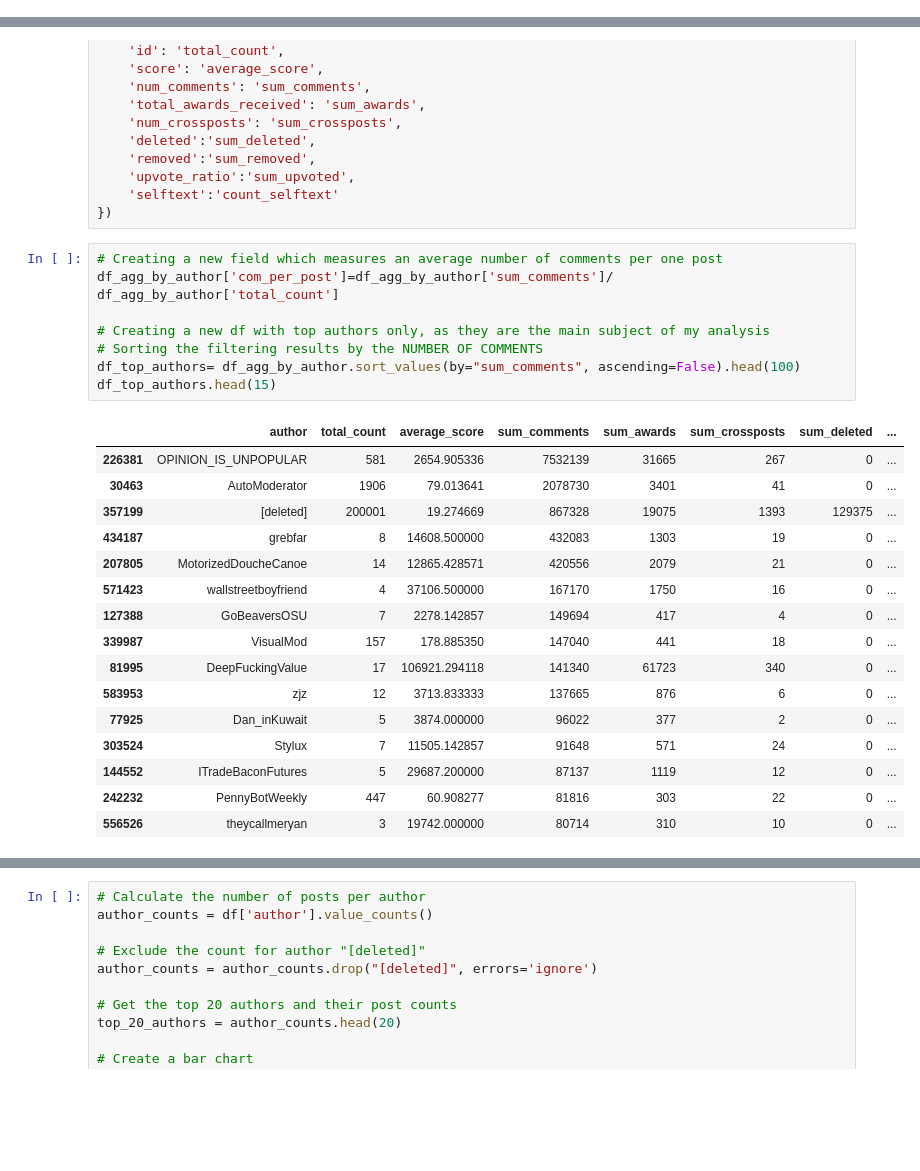
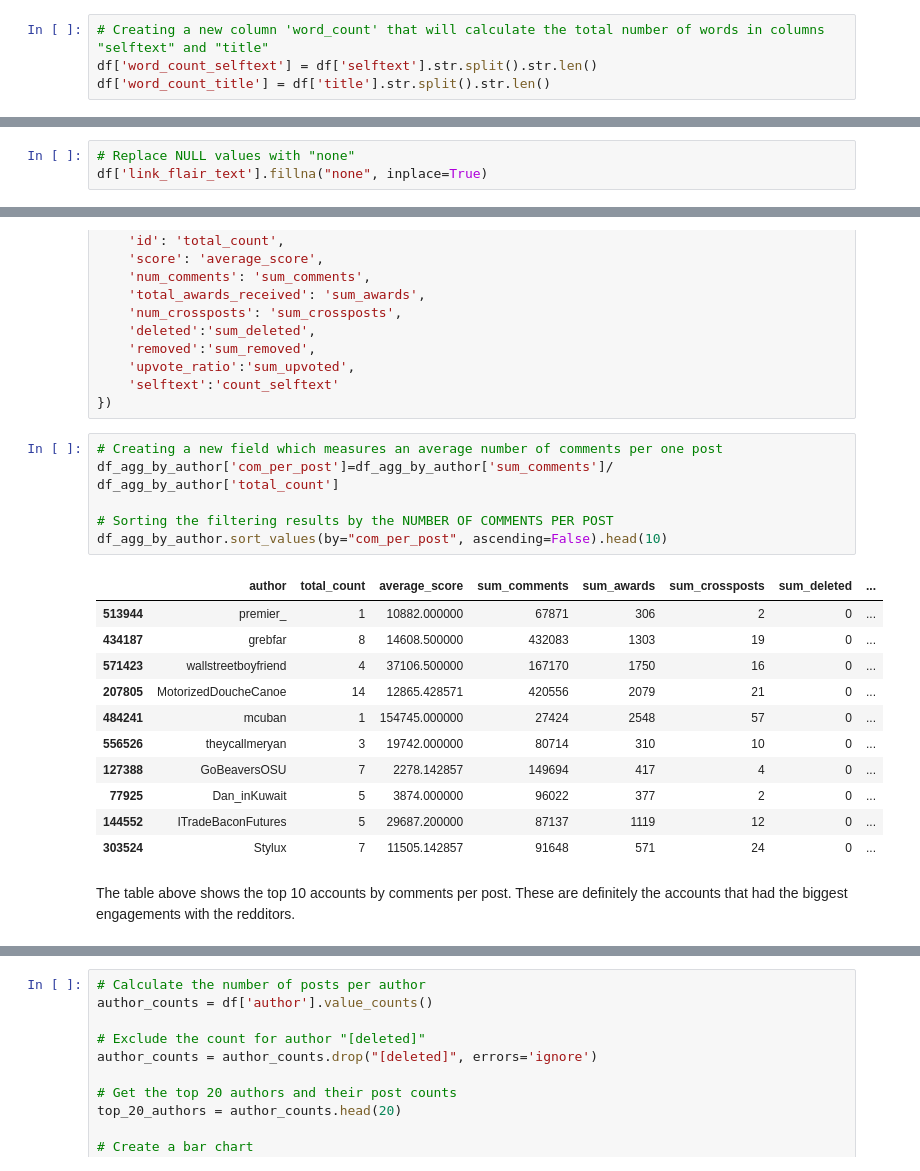
Before and after one commit to lusavkaedu/wallstreetbets, a Jupyter notebook: notebooks/01_data_loading_EDA.ipynb, the cells around one changed output, grey strips where cells are left out. Drawn from its saved outputs; the diff is of its cells as text; blank space fills up the shorter version.

```diff
--- a/notebooks/01_data_loading_EDA.ipynb
+++ b/notebooks/01_data_loading_EDA.ipynb
@@ -216,0 +350,4 @@ df.describe().T.style.background_gradient(cmap='BuGn')
+# %%
+# Creating a new column 'word_count' that will calculate the total number of words in columns "selftext" and "title"
+df['word_count_selftext'] = df['selftext'].str.split().str.len()
+df['word_count_title'] = df['title'].str.split().str.len()
@@ -217,3 +458,6 @@ df.describe().T.style.background_gradient(cmap='BuGn')
+# %%
+# Replace NULL values with "none"
+df['link_flair_text'].fillna("none", inplace=True)
 # %% [markdown]
 ### Duplicates removal
 # %%
@@ -648,25 +731,20 @@ df_agg_by_author = df.groupby([df['author']]).agg({
 # %%
 # Creating a new field which measures an average number of comments per one post
 df_agg_by_author['com_per_post']=df_agg_by_author['sum_comments']/ df_agg_by_author['total_count']
 
-# Creating a new df with top authors only, as they are the main subject of my analysis
-# Sorting the filtering results by the NUMBER OF COMMENTS
-df_top_authors= df_agg_by_author.sort_values(by="sum_comments", ascending=False).head(100)
-df_top_authors.head(15)
+# Sorting the filtering results by the NUMBER OF COMMENTS PER POST
+df_agg_by_author.sort_values(by="com_per_post", ascending=False).head(10)
 # %% [output]
 |  | author | total_count | average_score | sum_comments | sum_awards | sum_crossposts | sum_deleted | ... |
-| 226381 | OPINION_IS_UNPOPULAR | 581 | 2654.905336 | 7532139 | 31665 | 267 | 0 | ... |
-| 30463 | AutoModerator | 1906 | 79.013641 | 2078730 | 3401 | 41 | 0 | ... |
-| 357199 | [deleted] | 200001 | 19.274669 | 867328 | 19075 | 1393 | 129375 | ... |
+| 513944 | premier_ | 1 | 10882.000000 | 67871 | 306 | 2 | 0 | ... |
 | 434187 | grebfar | 8 | 14608.500000 | 432083 | 1303 | 19 | 0 | ... |
+| 571423 | wallstreetboyfriend | 4 | 37106.500000 | 167170 | 1750 | 16 | 0 | ... |
 | 207805 | MotorizedDoucheCanoe | 14 | 12865.428571 | 420556 | 2079 | 21 | 0 | ... |
-| 571423 | wallstreetboyfriend | 4 | 37106.500000 | 167170 | 1750 | 16 | 0 | ... |
+| 484241 | mcuban | 1 | 154745.000000 | 27424 | 2548 | 57 | 0 | ... |
+| 556526 | theycallmeryan | 3 | 19742.000000 | 80714 | 310 | 10 | 0 | ... |
 | 127388 | GoBeaversOSU | 7 | 2278.142857 | 149694 | 417 | 4 | 0 | ... |
-| 339987 | VisualMod | 157 | 178.885350 | 147040 | 441 | 18 | 0 | ... |
-| 81995 | DeepFuckingValue | 17 | 106921.294118 | 141340 | 61723 | 340 | 0 | ... |
-| 583953 | zjz | 12 | 3713.833333 | 137665 | 876 | 6 | 0 | ... |
 | 77925 | Dan_inKuwait | 5 | 3874.000000 | 96022 | 377 | 2 | 0 | ... |
+| 144552 | ITradeBaconFutures | 5 | 29687.200000 | 87137 | 1119 | 12 | 0 | ... |
 | 303524 | Stylux | 7 | 11505.142857 | 91648 | 571 | 24 | 0 | ... |
-| 144552 | ITradeBaconFutures | 5 | 29687.200000 | 87137 | 1119 | 12 | 0 | ... |
-| 242232 | PennyBotWeekly | 447 | 60.908277 | 81816 | 303 | 22 | 0 | ... |
-| 556526 | theycallmeryan | 3 | 19742.000000 | 80714 | 310 | 10 | 0 | ... |
+# %% [markdown]
+The table above shows the top 10 accounts by comments per post.  These are definitely the accounts that had the biggest engagements with the redditors.
```
Also changed, not shown: parts of 144 cells of this notebook.
